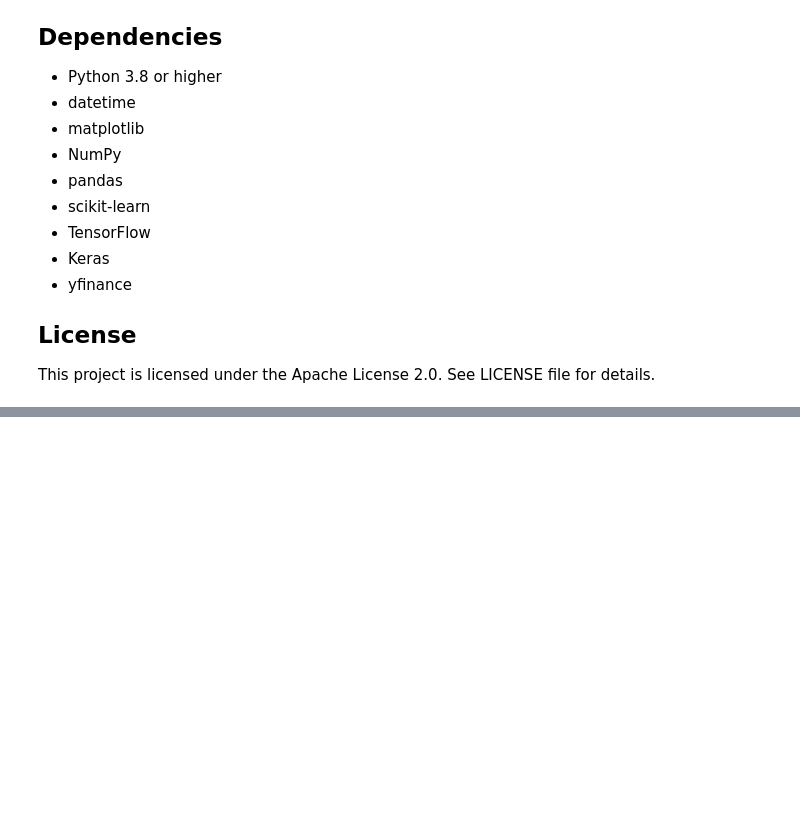
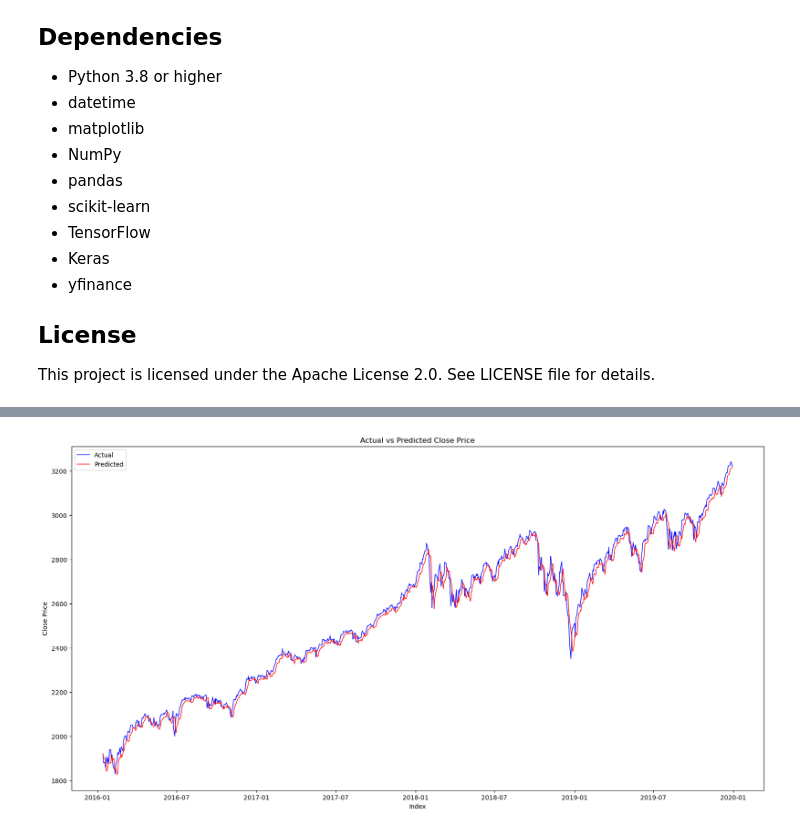
Before and after one commit to gwibmer/AI-Stock-Market-Forecasting, a Jupyter notebook: notebooks/model1.ipynb, the cells around one changed output, grey strips where cells are left out. Cells and saved outputs as stored; diff of their text form; code cells hidden in the pictures; blank space fills up the shorter version.

```diff
--- a/notebooks/model1.ipynb
+++ b/notebooks/model1.ipynb
@@ -299,0 +380,11 @@ plt.show()
+# %%
+# Read model 2 predictions from csv
+open_predictions = np.genfromtxt('../predictions/open_predictions.csv', delimiter=',').reshape(-1, 1)
+high_predictions = np.genfromtxt('../predictions/high_predictions.csv', delimiter=',').reshape(-1, 1)
+low_predictions = np.genfromtxt('../predictions/low_predictions.csv', delimiter=',').reshape(-1, 1)
+# %%
+# Concatenate predictions into one dataframe
+model2_predictions = np.concatenate([open_predictions, high_predictions, low_predictions], axis=1)
+# %%
+# Make predictions
+close_predictions = close_model.best_model.predict(model2_predictions).flatten()
@@ -299,0 +393,14 @@ plt.show()
+# %%
+import matplotlib.pyplot as plt
+
+plt.figure(figsize=(20,10))
+
+plt.plot(y_test.index[8:], y_test[8:], 'b-', label='Actual', linewidth=1)
+plt.plot(y_test.index[8:], close_predictions, 'r-', label='Predicted', linewidth=1)
+plt.legend()
+plt.xlabel('Index')
+plt.ylabel('Close Price')
+plt.title('Actual vs Predicted Close Price')
+plt.show()
+# %% [output]
+[figure, added]
```
Also changed, not shown: parts of 27 cells of this notebook, 20 other files.
